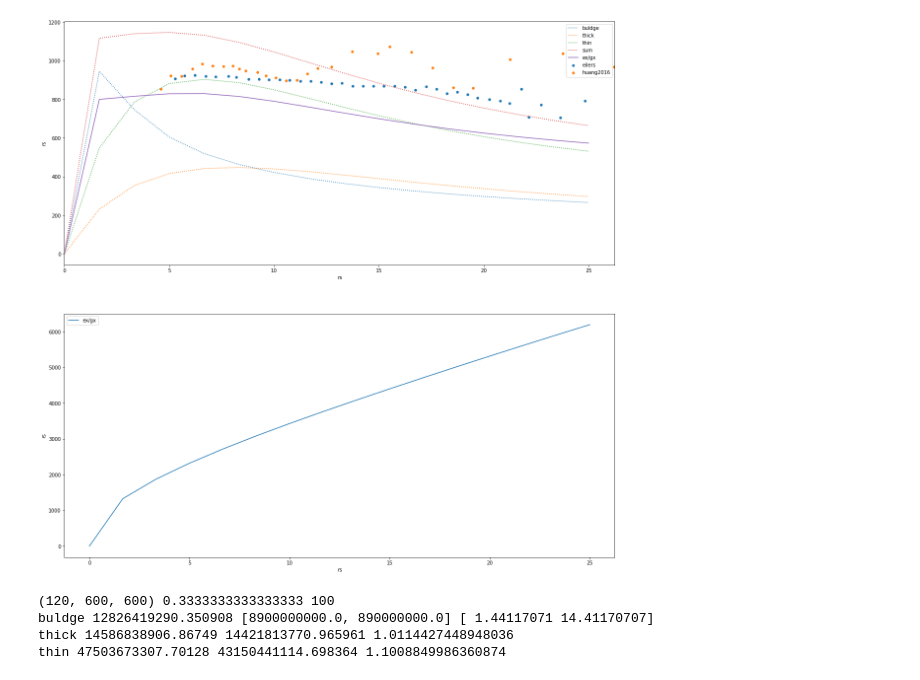
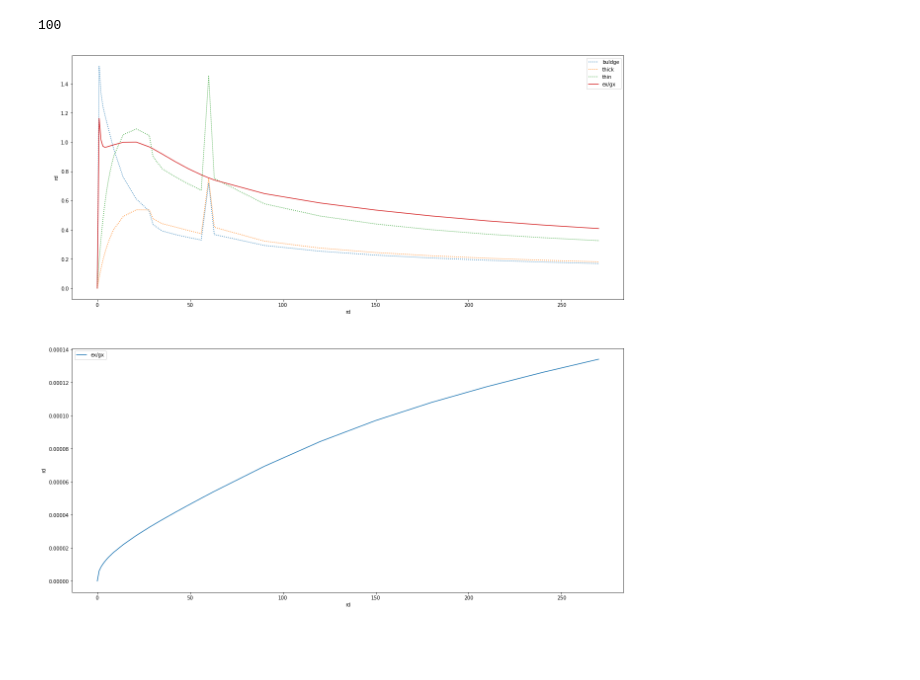
Before and after one commit to timjdavey/galactus, a Jupyter notebook: notebooks/Scratchpad.ipynb, the cells around one changed output. Saved outputs shown, nothing was run; the diff lists cells and outputs as text; code cells hidden in the pictures; blank space fills up the shorter version.

```diff
--- a/notebooks/Scratchpad.ipynb
+++ b/notebooks/Scratchpad.ipynb
@@ -11,3 +9,3 @@ from models.simulation import MassIter
 # %%
-mm = load('milky_mcmillian2011best_10')
+mm = load('mcmillian2011best_600_100')
 # %% [output]
@@ -41,16 +15,16 @@ kpc_to_km = 30856780000000000
 G = 6.67430*(10**-11)
 
 def vkms(arr, r):
-    return (np.abs(r*arr*(kpc_to_km*G))**0.5)
+    return (np.abs(r*arr*G)**0.5)
 
-def plot_velocities(self, dimension=2, xlim=(0,None)):
+def plot_velocities(self, dimension='x', xlim=(0,None)):
 
     df = self.dataframe
-    sums = df.query('component=="sum"')
-    r = sums['rs']
-
-    gx = np.abs(sums[dimension]).to_numpy()
-    ax = sums['a%s' % dimension].to_numpy()
+    sums = self.dataframe_sum
+    r = sums['rd']
+    veckey = '%s_vec' % dimension
+    gx = np.abs(sums[veckey]).to_numpy()
+    ax = sums['%s_abs' % dimension].to_numpy()
     ex = ax-gx
 
     trials = {
@@ -62,12 +36,12 @@ def plot_velocities(self, dimension=2, xlim=(0,None)):
     fig, axes = plt.subplots(2, 1, figsize=(20,20))
 
     for component in df['component'].unique():
-        vels = vkms(df.query('component=="%s"' % component)[dimension].to_numpy(), r)
+        vels = vkms(df.query('component=="%s"' % component)[veckey].to_numpy(), r)
         sns.lineplot(x=r, y=vels, ax=axes[0], label=component, linestyle='dotted')
 
     for label, formula in trials.items():
         sns.lineplot(x=r, y=vkms(gx*formula, r), ax=axes[0], label=label)
         sns.lineplot(x=r, y=vkms(formula, r), ax=axes[1], label=label)
 
-    for key, obs in mref.observations.items():
-        sns.scatterplot(x=obs['radius'], y=np.array(obs['velocity'])*4, ax=axes[0], label=key).set(xlim=xlim)
+    #for key, obs in mref.observations.items():
+    #    sns.scatterplot(x=obs['radius'], y=np.array(obs['velocity'])*4, ax=axes[0], label=key).set(xlim=xlim)
@@ -114,6 +64,10 @@ array([  0,   1,   2,   3,   4,   5,   6,   7,   8,   9,  10,  11,  12,
+# %%
+mm.radius
+# %% [output]
+100
 # %%
-plot_velocities(mm)
+plot_velocities(mm, 'x')
 # %% [output]
-[figure, old version]
+[figure, new version]
 # %%
 mm.profiles = mref.profiles['mcmillian2011best']
@@ -128,7 +73,0 @@ def mass_analysis(self):
-# %%
-mass_analysis(mm)
-# %% [output]
-(120, 600, 600) 0.3333333333333333 100
-buldge 12826419290.350908 [8900000000.0, 890000000.0] [ 1.44117071 14.41170707]
-thick 14586838906.86749 14421813770.965961 1.0114427448948036
-thin 47503673307.70128 43150441114.698364 1.1008849986360874
```
Also changed, not shown: parts of 28 cells of this notebook, 9 other files.
